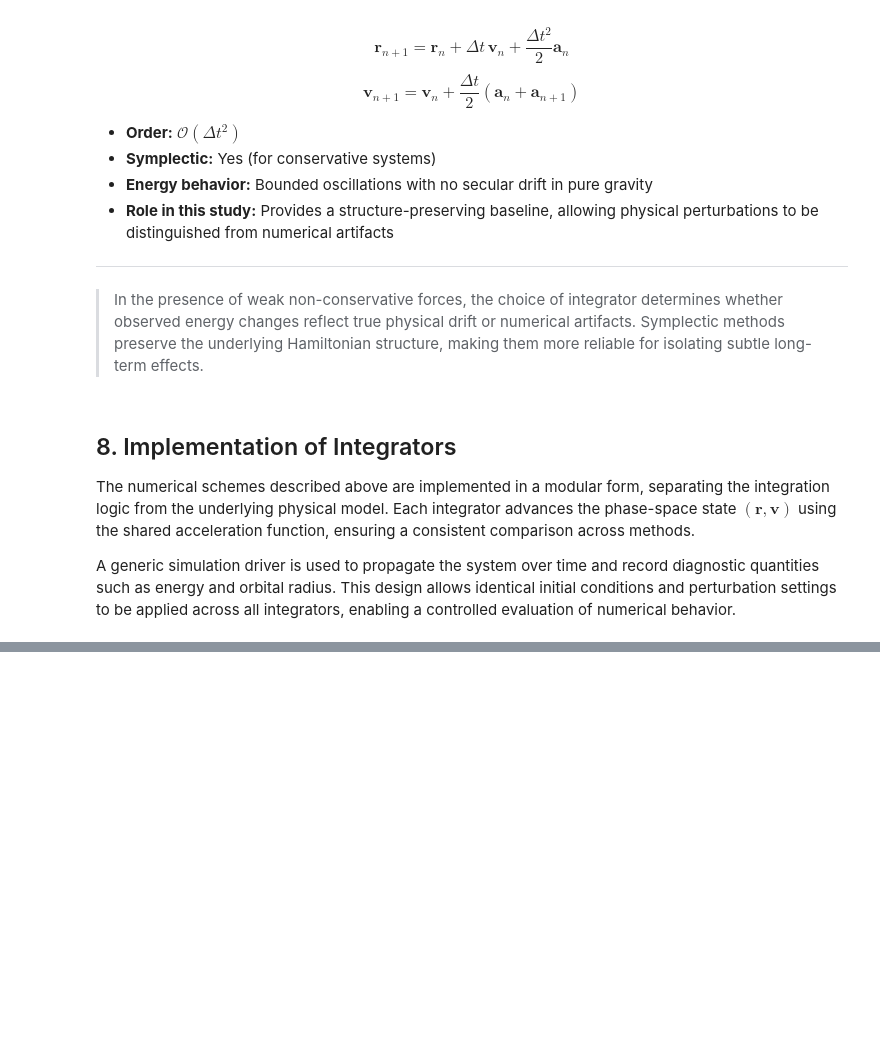
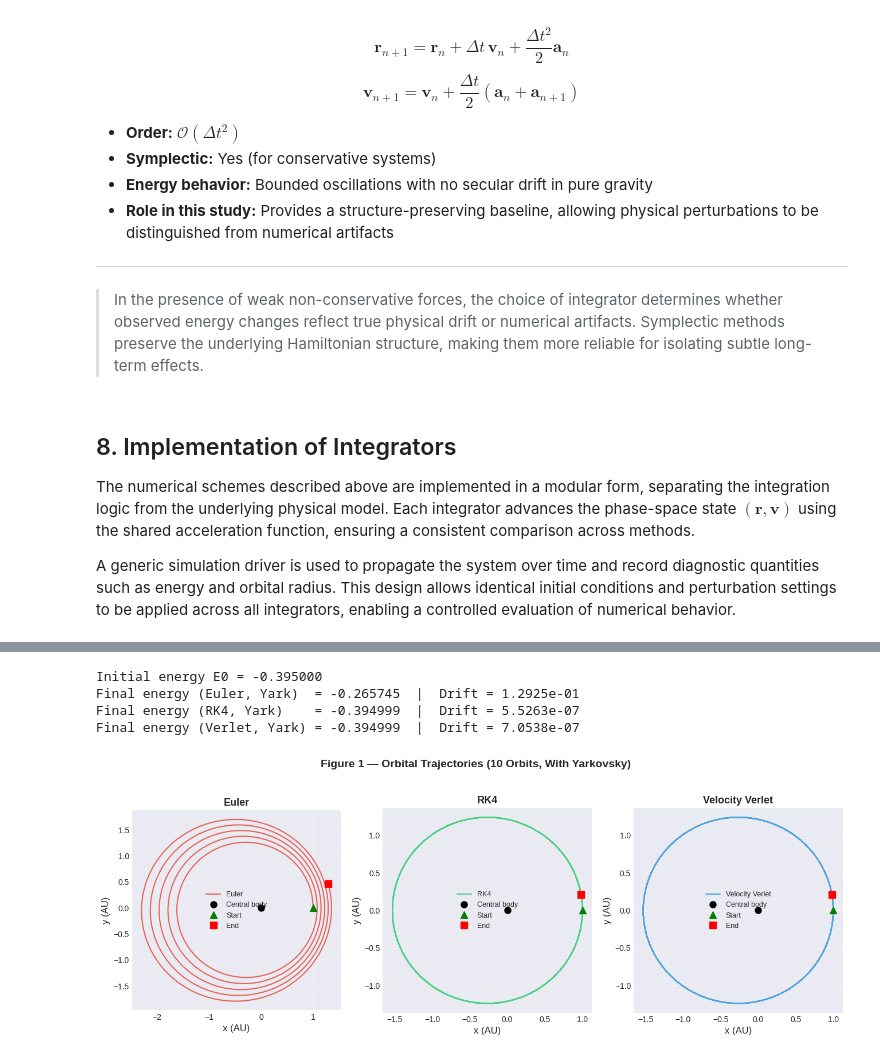
Before and after one commit to swayambel/Yarkovsky-induced-integrator-analysis, a Jupyter notebook: yarkovsky_stability_analysis.ipynb, the cells around one changed output, grey strips where cells are left out. Saved outputs shown, nothing was run; the diff lists cells and outputs as text; code cells hidden in the pictures; blank space fills up the shorter version.

Commit message:
Orbit Simulation

```diff
--- a/yarkovsky_stability_analysis.ipynb
+++ b/yarkovsky_stability_analysis.ipynb
@@ -292,7 +292,7 @@ A generic simulation driver is used to propagate the system over time and record
 #   Integrator Implementations
 
 def euler_step(r, v, dt, use_yarkovsky=True, A=A_YARK):
-    a = acceleration(r, v, use_yarkovsky, A)
+    a = acceleration(r, v, use_yarkovsky)
     r_new = r + dt * v
     v_new = v + dt * a
     return r_new, v_new
@@ -300,7 +300,7 @@ def euler_step(r, v, dt, use_yarkovsky=True, A=A_YARK):
 
 def rk4_step(r, v, dt, use_yarkovsky=True, A=A_YARK):
     def deriv(r_, v_):
-        return v_, acceleration(r_, v_, use_yarkovsky, A)
+        return v_, acceleration(r_, v_, use_yarkovsky)
 
     dr1, dv1 = deriv(r, v)
     dr2, dv2 = deriv(r + 0.5*dt*dr1, v + 0.5*dt*dv1)
@@ -313,12 +313,11 @@ def rk4_step(r, v, dt, use_yarkovsky=True, A=A_YARK):
 
 
 def verlet_step(r, v, dt, use_yarkovsky=True, A=A_YARK):
-    a_n   = acceleration(r, v, use_yarkovsky, A)
+    a_n   = acceleration(r, v, use_yarkovsky)
     r_new = r + dt * v + 0.5 * dt**2 * a_n
-    a_np1 = acceleration(r_new, v + dt * a_n, use_yarkovsky, A)
+    a_np1 = acceleration(r_new, v + dt * a_n, use_yarkovsky)
     v_new = v + 0.5 * dt * (a_n + a_np1)
     return r_new, v_new
-
 
 #   Generic Simulation Driver
 
@@ -355,0 +366,60 @@ def simulate(integrator_fn, state0, dt, t_end, use_yarkovsky=True, A=A_YARK):
+# %%
+# short-duration simulations (~10 orbits) with Yarkovsky enabled
+
+euler_data  = simulate(euler_step,  STATE0, DT, T_END_SHORT, use_yarkovsky=True)
+rk4_data    = simulate(rk4_step,    STATE0, DT, T_END_SHORT, use_yarkovsky=True)
+verlet_data = simulate(verlet_step, STATE0, DT, T_END_SHORT, use_yarkovsky=True)
+
+# Pure gravity simulations (Yarkovsky off) for numerical baseline
+
+euler_pure  = simulate(euler_step,  STATE0, DT, T_END_SHORT, use_yarkovsky=False)
+rk4_pure    = simulate(rk4_step,    STATE0, DT, T_END_SHORT, use_yarkovsky=False)
+verlet_pure = simulate(verlet_step, STATE0, DT, T_END_SHORT, use_yarkovsky=False)
+
+t_e, x_e, y_e, _, _, E_e, r_e = euler_data
+t_r, x_r, y_r, _, _, E_r, r_r = rk4_data
+t_v, x_v, y_v, _, _, E_v, r_v = verlet_data
+
+_, _, _, _, _, E_e_pure, _ = euler_pure
+_, _, _, _, _, E_r_pure, _ = rk4_pure
+_, _, _, _, _, E_v_pure, _ = verlet_pure
+
+E0 = specific_energy(STATE0[:2], STATE0[2:])
+
+print(f"\nInitial energy E0 = {E0:.6f}")
+print(f"Final energy (Euler, Yark)  = {E_e[-1]:.6f}  |  Drift = {E_e[-1]-E0:.4e}")
+print(f"Final energy (RK4, Yark)    = {E_r[-1]:.6f}  |  Drift = {E_r[-1]-E0:.4e}")
+print(f"Final energy (Verlet, Yark) = {E_v[-1]:.6f}  |  Drift = {E_v[-1]-E0:.4e}")
+# %% [output]
+Initial energy E0 = -0.395000
+Final energy (Euler, Yark)  = -0.265745  |  Drift = 1.2925e-01
+Final energy (RK4, Yark)    = -0.394999  |  Drift = 5.5263e-07
+Final energy (Verlet, Yark) = -0.394999  |  Drift = 7.0538e-07
+# %%
+import os
+
+#   FIGURE 1 — Orbit Comparison
+
+fig, axes = plt.subplots(1, 3, figsize=(16, 5))
+fig.suptitle("Figure 1 — Orbital Trajectories (10 Orbits, With Yarkovsky)",
+             fontsize=14, fontweight='bold', y=1.02)
+
+data_labels = [
+    (x_e, y_e, COLORS['euler'],  'Euler',          axes[0]),
+    (x_r, y_r, COLORS['rk4'],    'RK4',            axes[1]),
+    (x_v, y_v, COLORS['verlet'], 'Velocity Verlet', axes[2]),
+]
+
+for (x, y, col, label, ax) in data_labels:
+    ax.plot(x, y, color=col, linewidth=1.5, alpha=0.85, label=label)
+    ax.plot(0, 0, 'ko', markersize=8, label='Central body')
+    ax.plot(x[0], y[0], 'g^', markersize=9, label='Start', zorder=5)
+    ax.plot(x[-1], y[-1], 'rs', markersize=9, label='End', zorder=5)
+    ax.set_xlabel("x (AU)", fontsize=12)
+    ax.set_ylabel("y (AU)", fontsize=12)
+    ax.set_title(label, fontsize=13, fontweight='bold')
+    ax.set_aspect('equal')
+    ax.legend(fontsize=9)
+    ax.grid(alpha=0.3)
+# %% [output]
+[figure, added]
```
Also changed, not shown: parts of 2 cells of this notebook.
